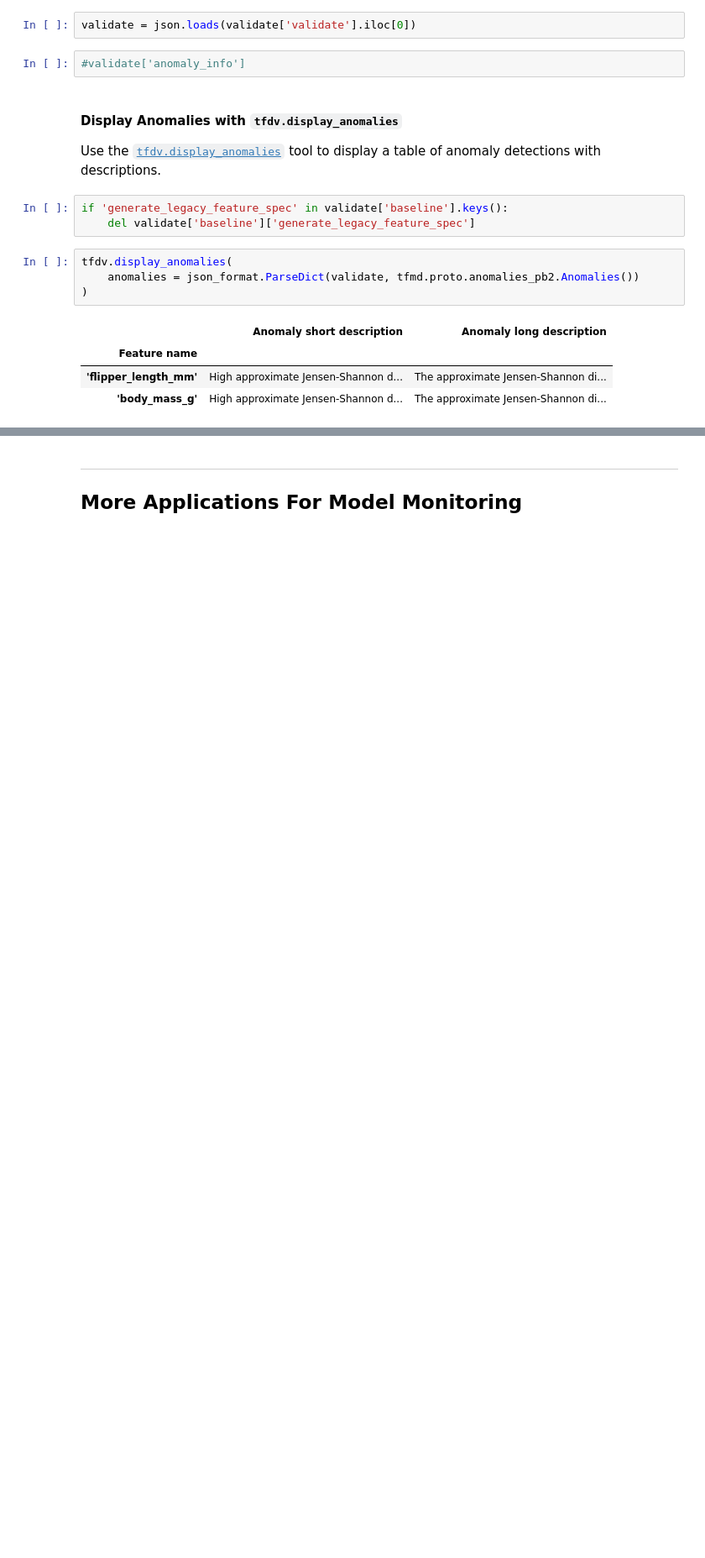
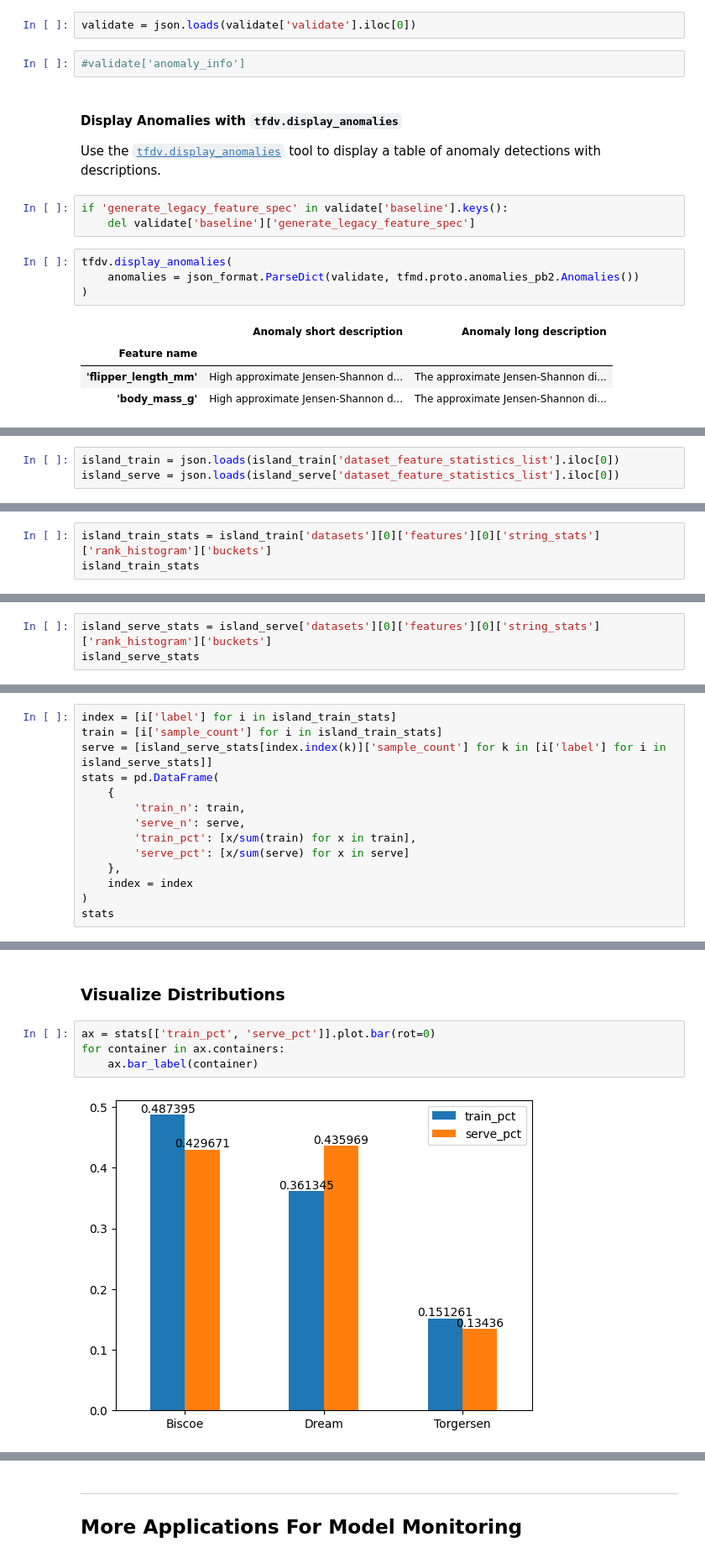
Before and after one commit to statmike/vertex-ai-mlops, a Jupyter notebook: Model Monitoring/bqml-model-monitoring-tutorial.ipynb, the cells around one changed output, grey strips where cells are left out. Shown at 84% size. Cells and saved outputs as stored; diff of their text form; blank space fills up the shorter version.

```diff
--- a/Model Monitoring/bqml-model-monitoring-tutorial.ipynb
+++ b/Model Monitoring/bqml-model-monitoring-tutorial.ipynb
@@ -881,0 +916,3 @@ tfdv.display_anomalies(
+# %%
+island_train = json.loads(island_train['dataset_feature_statistics_list'].iloc[0])
+island_serve = json.loads(island_serve['dataset_feature_statistics_list'].iloc[0])
@@ -881,0 +939,3 @@ tfdv.display_anomalies(
+# %%
+island_train_stats = island_train['datasets'][0]['features'][0]['string_stats']['rank_histogram']['buckets']
+island_train_stats
@@ -881,0 +946,3 @@ tfdv.display_anomalies(
+# %%
+island_serve_stats = island_serve['datasets'][0]['features'][0]['string_stats']['rank_histogram']['buckets']
+island_serve_stats
@@ -881,0 +958,14 @@ tfdv.display_anomalies(
+# %%
+index = [i['label'] for i in island_train_stats]
+train = [i['sample_count'] for i in island_train_stats]
+serve = [island_serve_stats[index.index(k)]['sample_count'] for k in [i['label'] for i in island_serve_stats]]
+stats = pd.DataFrame(
+    {
+        'train_n': train,
+        'serve_n': serve,
+        'train_pct': [x/sum(train) for x in train],
+        'serve_pct': [x/sum(serve) for x in serve]
+    },
+    index = index
+)
+stats
@@ -881,0 +977,8 @@ tfdv.display_anomalies(
+# %% [markdown]
+### Visualize Distributions
+# %%
+ax = stats[['train_pct', 'serve_pct']].plot.bar(rot=0)
+for container in ax.containers:
+    ax.bar_label(container)
+# %% [output]
+[figure, added]
```
Also changed, not shown: parts of 38 cells of this notebook.
